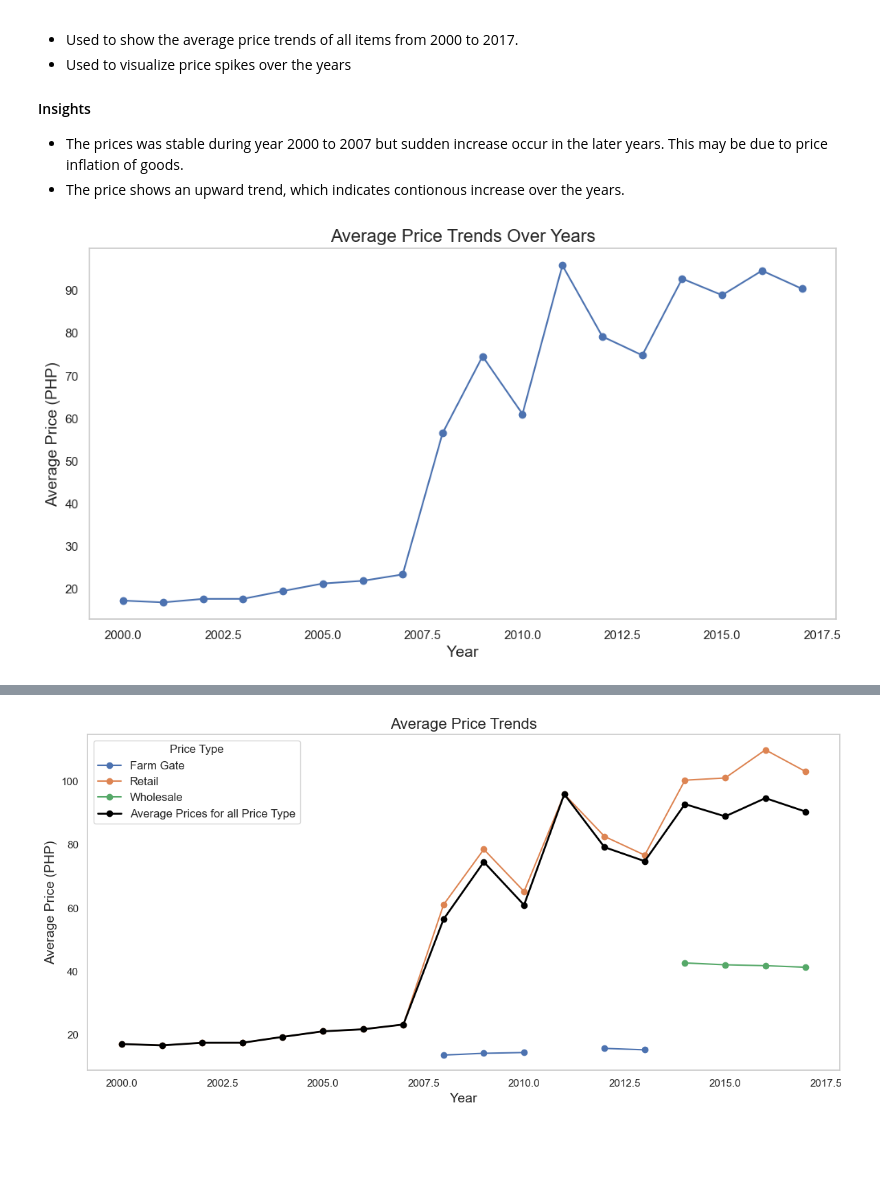
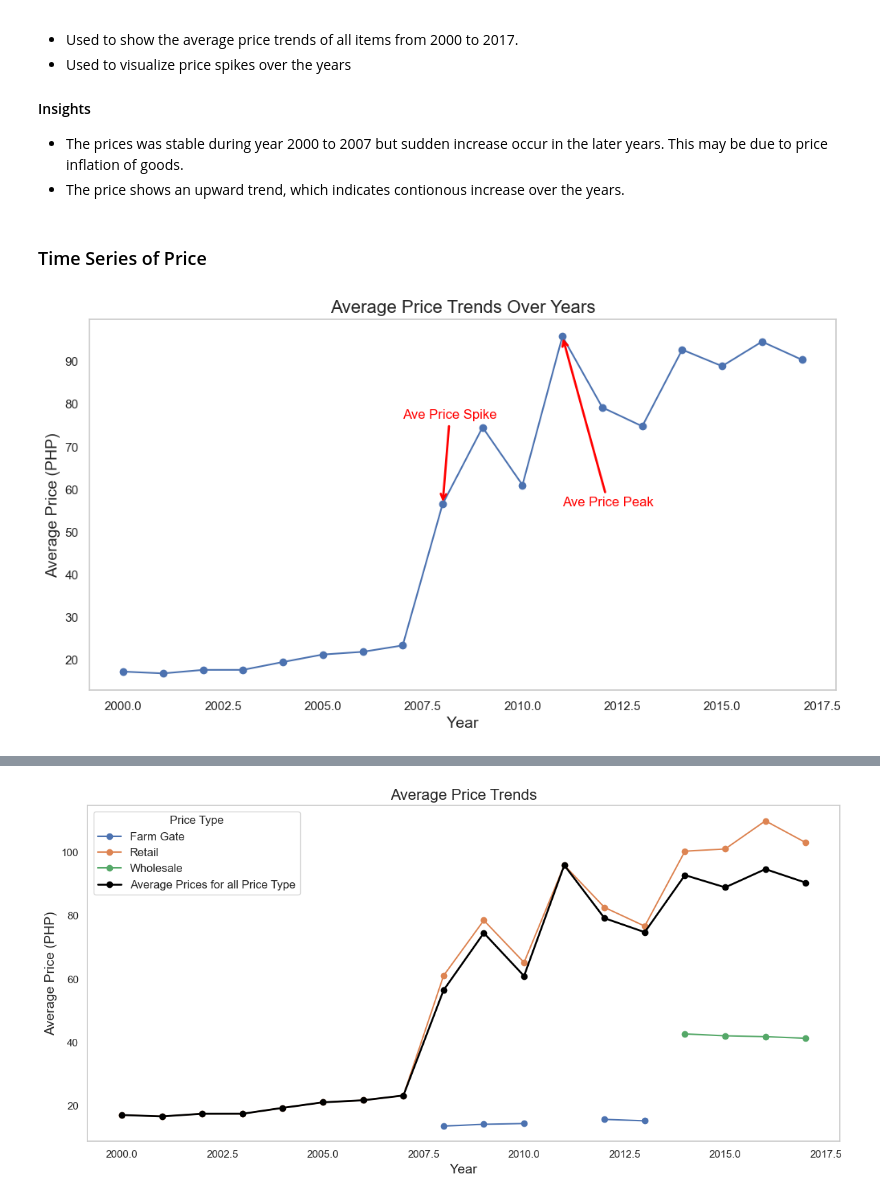
Before and after one commit to KyleZrey/PH-Food-Prices-Analysis, a Jupyter notebook: prelim_data_analysis.ipynb, the cells around one changed output, grey strips where cells are left out. Drawn from its saved outputs; the diff is of its cells as text; code cells hidden in the pictures; blank space fills up the shorter version.

Commit message:
added new visualizations

```diff
--- a/prelim_data_analysis.ipynb
+++ b/prelim_data_analysis.ipynb
@@ -531,17 +531,41 @@ plt.show()
 #### Insights
 - The prices was stable during year 2000 to 2007 but sudden increase occur in the later years. This may be due to price inflation of goods.
 - The price shows an upward trend, which indicates contionous increase over the years.
+# %% [markdown]
+### Time Series of Price
 # %%
 # Calculate average price per year
 yearly_average_price = clean_pfp.groupby('Year')['Price'].mean()
 
 # Create the line plot
 plt.figure(figsize=(12, 6))
 yearly_average_price.plot(kind='line', marker='o')
+
+
+plt.annotate(
+    'Ave Price Spike',
+    xy=(2008, yearly_average_price.loc[2008]  ),
+    xytext=(2008 - 1, yearly_average_price.loc[2008]   + 20),
+    arrowprops=dict(color='red', arrowstyle='->', lw=2),
+    fontsize=12,
+    color='red'
+)
+
+plt.annotate(
+    'Ave Price Peak',
+    xy=(2011, yearly_average_price.loc[2011]),
+    xytext=(2011, yearly_average_price.loc[2011] - 40),
+    arrowprops=dict(color='red', arrowstyle='->', lw=2),
+    fontsize=12,
+    color='red'
+)
+
+# Add titles and labels
 plt.title('Average Price Trends Over Years', fontsize=16)
 plt.xlabel('Year', fontsize=14)
 plt.ylabel('Average Price (PHP)', fontsize=14)
 plt.grid()
+
 plt.show()
 # %% [output]
-[figure, old version]
+[figure, new version]
```
Also changed, not shown: parts of 19 cells of this notebook.
